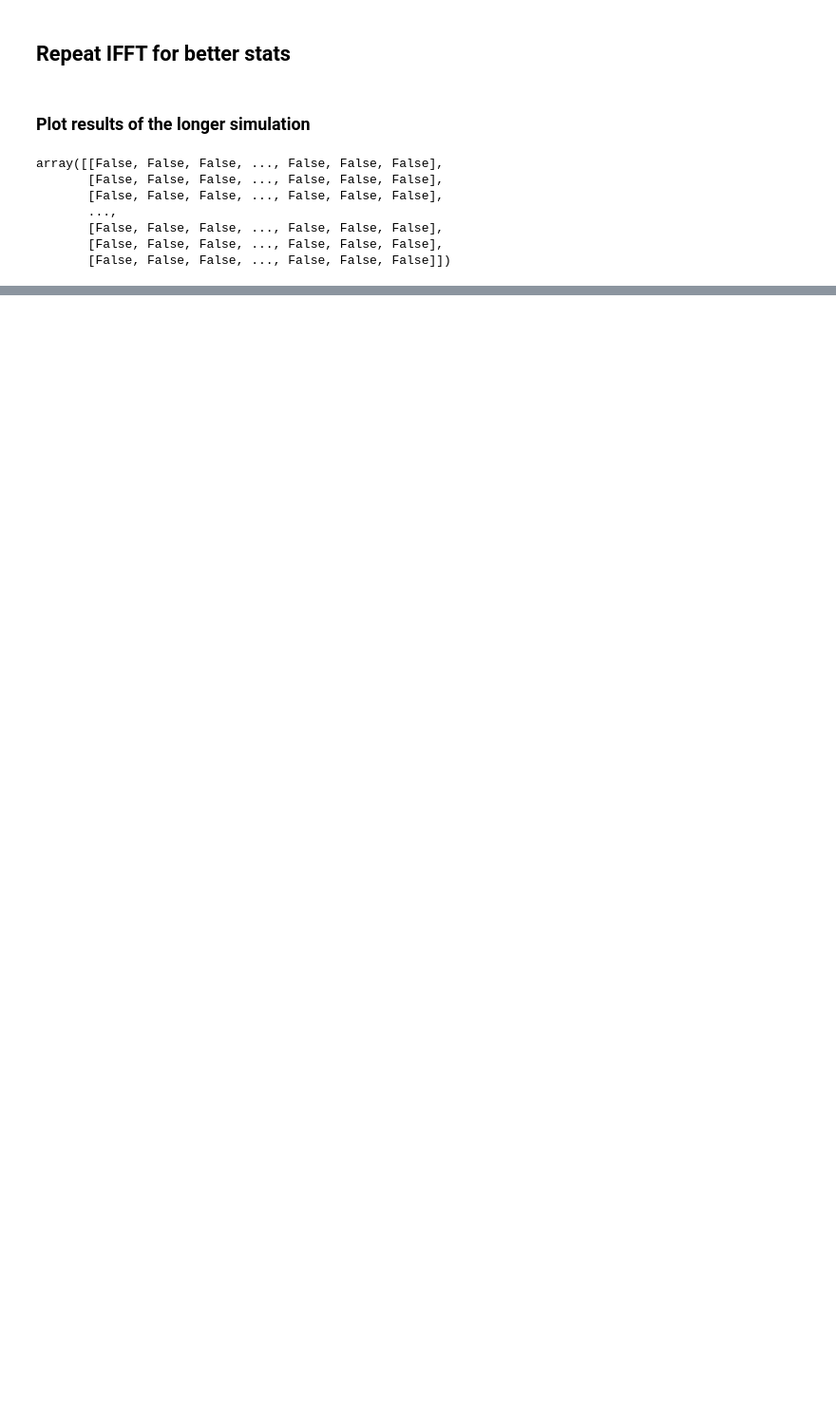
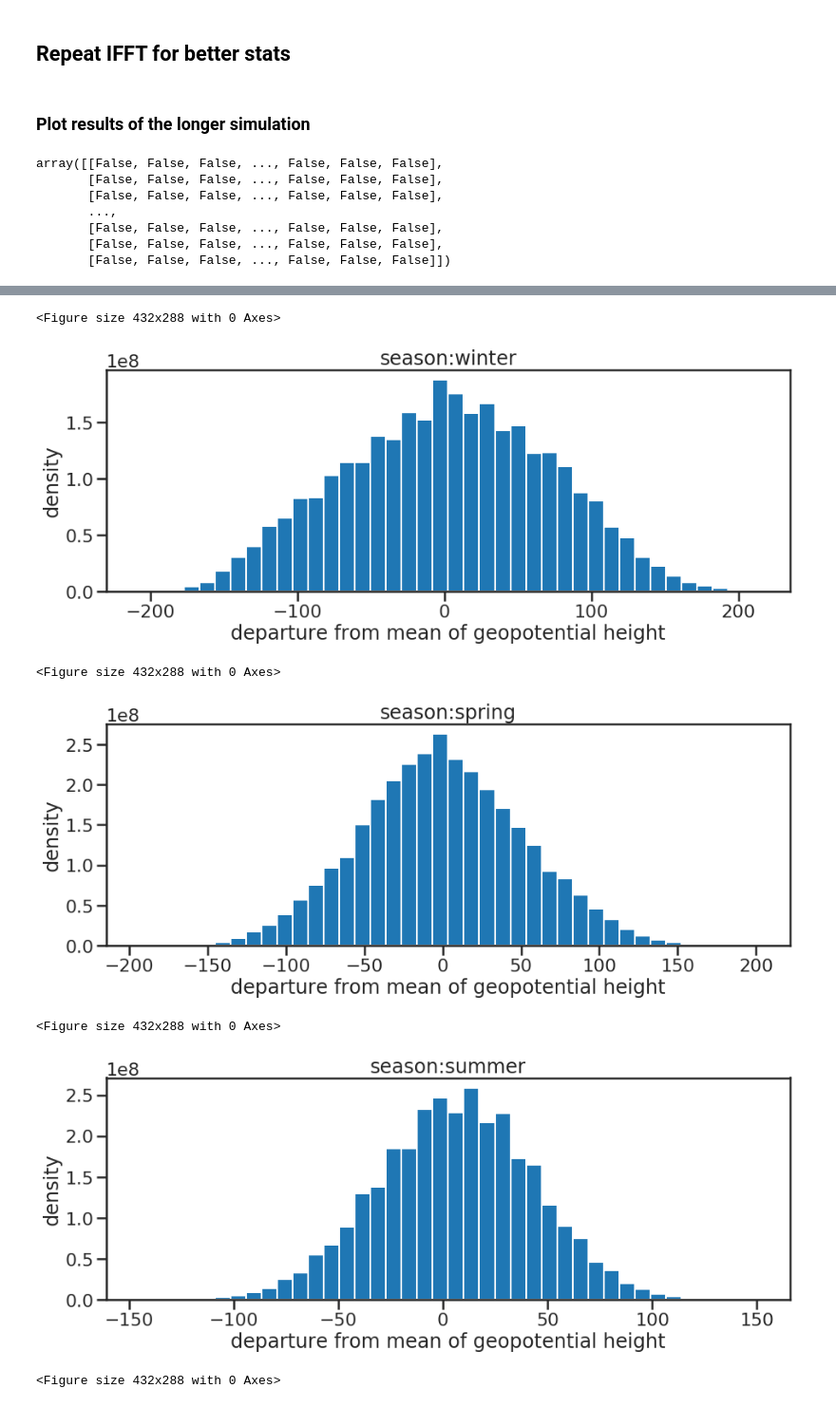
Before and after one commit to csyhuang/python-climate-data-processing, a Jupyter notebook: submission_from_claire/40.5N-processing/extendedifft_randomphase.ipynb, the cells around one changed output, grey strips where cells are left out. Shown at 95% size. Cells and saved outputs as stored; diff of their text form; code cells hidden in the pictures; blank space fills up the shorter version.

```diff
--- a/submission_from_claire/40.5N-processing/extendedifft_randomphase.ipynb
+++ b/submission_from_claire/40.5N-processing/extendedifft_randomphase.ipynb
@@ -562,0 +637,5 @@ No handles with labels found to put in legend.
+# %%
+def repeater_comp(season, length, times):
+    #repeats the phase creation and inverse transform
+    newarray = [compressed(combined(season,length)) for leaf in range(times)]
+    return(newarray)
@@ -562,0 +644,21 @@ No handles with labels found to put in legend.
+# %%
+if runcompressed == True:
+    repeated_comp = [repeater_comp(avg_amps[i], 75, 20) for i in range(4)]
+
+    file_name = "randomphase_comp"
+    file_pickle = open(file_name,"wb")
+    pickle.dump(repeated_comp, file_pickle)
+    file_pickle.close()
+else:
+    file_name = "randomphase_comp_1"
+    file_pickle = open(file_name,"rb")
+    repeated_comp = pickle.load(file_pickle)
+# %%
+## now plot the results
+#flatten lists
+flat_comp_seasons = [[flatten(season) for season in section]
+                            for section in repeated_comp]
+flat_comp_all = [flatten(season) for season in flat_comp_seasons]
+
+#unzip lists also
+unzipped_all = [list(zip(*season)) for season in flat_comp_all]
@@ -562,0 +669,23 @@ No handles with labels found to put in legend.
+# %%
+#show histograms to see if storage looks accurate.
+for j in range(4):
+
+    plt.clf();
+    plt.figure(figsize=(15, 5));
+
+
+    plt.hist(x = unzipped_all[j][1], weights = unzipped_all[j][0], bins = 40)
+
+
+    plt.ylabel("density")
+    plt.xlabel("departure from mean of geopotential height")
+    plt.title("season:" +str(seasons[j]))
+    plt.show()
+# %% [output]
+<Figure size 432x288 with 0 Axes>
+[figure, added]
+<Figure size 432x288 with 0 Axes>
+[figure, added]
+<Figure size 432x288 with 0 Axes>
+[figure, added]
+<Figure size 432x288 with 0 Axes>
```
Also changed, not shown: parts of 24 cells of this notebook, 1 other file.
